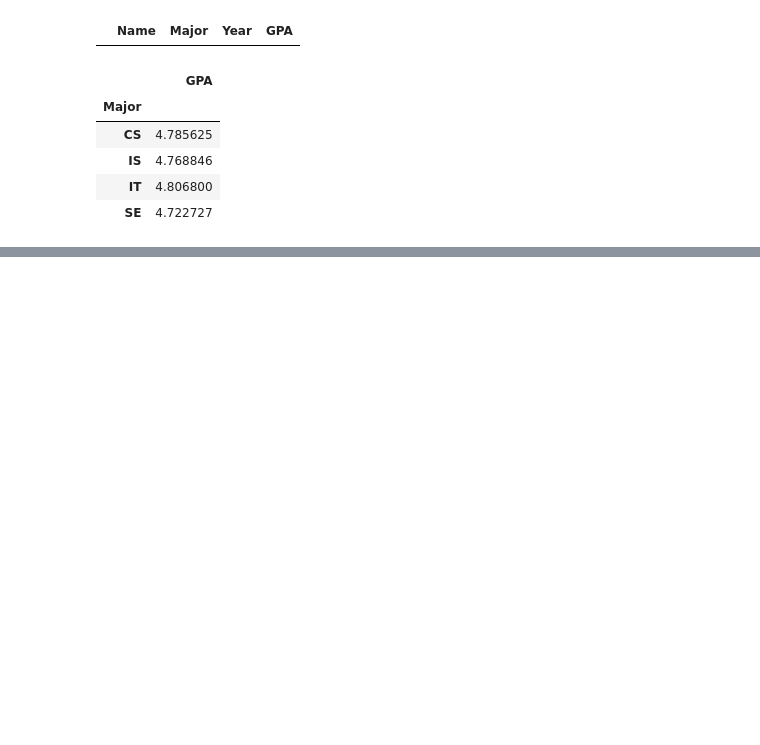
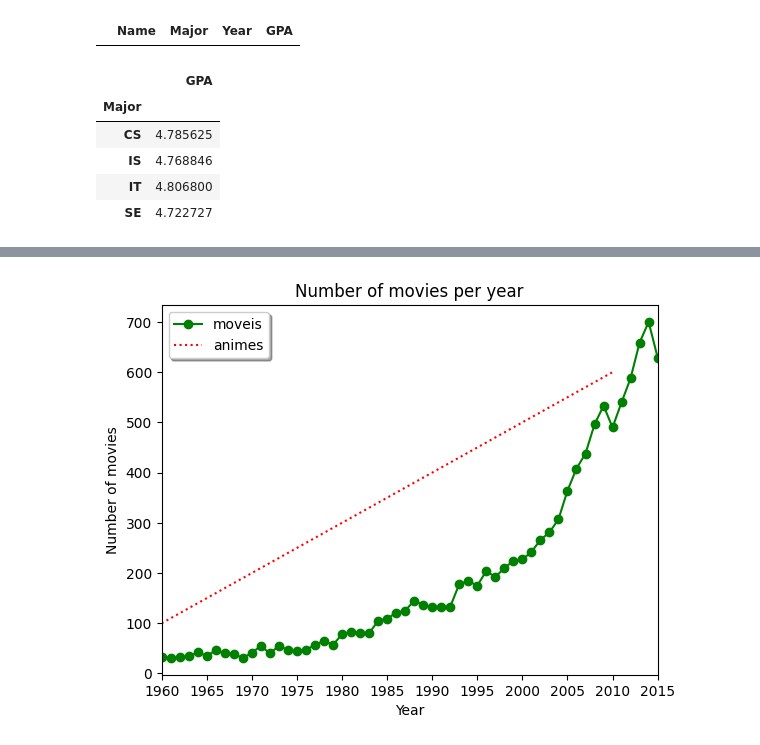
Before and after one commit to Hassan-Ahlgamdi/python-notes, a Jupyter notebook: notes.ipynb, the cells around one changed output, grey strips where cells are left out. Cells and saved outputs as stored; diff of their text form; code cells hidden in the pictures; blank space fills up the shorter version.

```diff
--- a/notes.ipynb
+++ b/notes.ipynb
@@ -600,0 +658,27 @@ df3[['Major', 'GPA']].groupby('Major').mean()
+# %%
+# prepare the data for ploting
+releas_years = df['release_year'].value_counts(ascending=True)
+releas_years = releas_years.reset_index()
+releas_years.columns = ['year', 'count']
+releas_years = releas_years.sort_values(by='year')
+# plot the data
+plt.plot(releas_years['year'], releas_years['count'],c ='green', marker='o')
+plt.plot(np.arange(1960,2015,10), np.arange(100,601,100), c ='red', linestyle=':')
+plt.xlabel('Year')
+plt.ylabel('Number of movies')
+plt.title('Number of movies per year')
+# some of line chart properties
+# - xlim -> the x axis limit start and end values
+# - xticks -> the x axis range and jumps, can pass a range
+# - c -> change the color of the line
+# - linestyle -> line style :), pass a string pattern, read the documentaion for more info
+# - linewidth -> line width
+# - marker = marker for every x point -> markersize, markerfacecolor,markeredgecolor,markerwidth -> change the size and color for marker
+# - legend = you are legend man for learning this ! -> shodow, loc -> put shodow for the legend , change the location of the legend
+plt.xlim(1960,2015)
+plt.xticks(np.arange(1960,2016,5))
+plt.legend(['moveis', 'animes'], shadow=True, loc='upper left') # loc defualt is 0 or upper left
+# plt.yticks(np.arange(0,701,50))
+plt.show()
+# %% [output]
+[figure, added]
```
Also changed, not shown: parts of 11 cells of this notebook.
